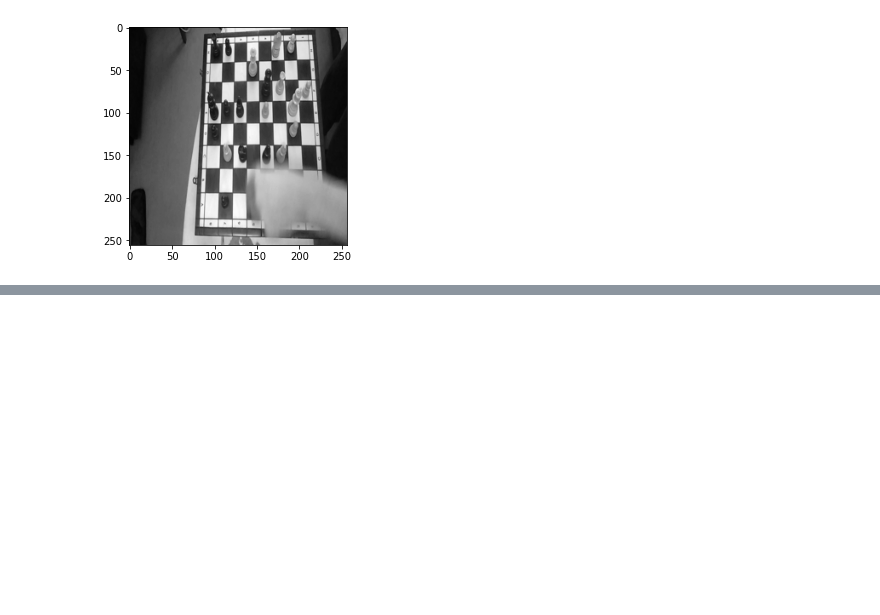
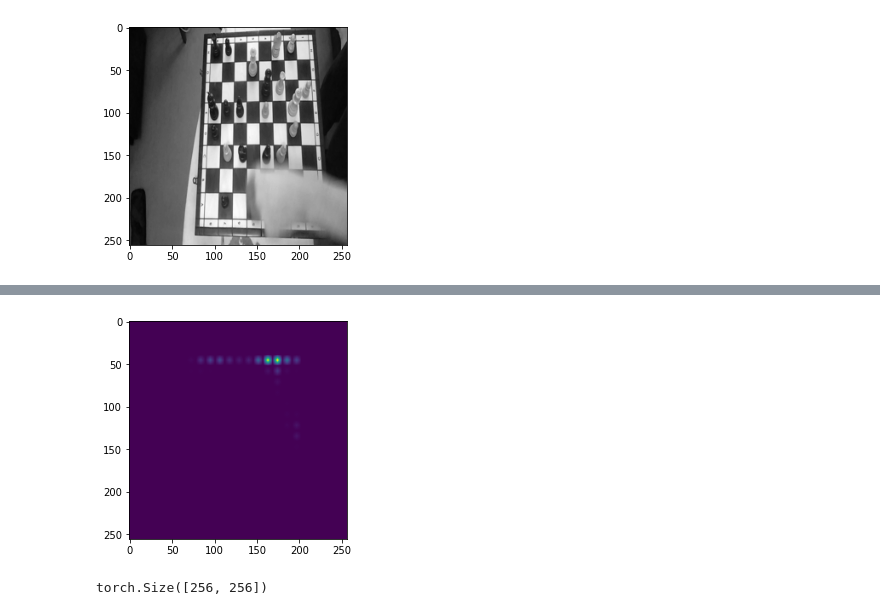
Before and after one commit to beifa/myte, a Jupyter notebook: chess_board.ipynb, the cells around one changed output, grey strips where cells are left out. Saved outputs shown, nothing was run; the diff lists cells and outputs as text; code cells hidden in the pictures; blank space fills up the shorter version.

Commit message:
make predict

```diff
--- a/chess_board.ipynb
+++ b/chess_board.ipynb
@@ -584,10 +575,15 @@ test_loader =  DataLoader(
 
 
 @torch.no_grad()
-def evaluate(name: str) -> list:
+def evaluate(name: str, gpu: bool = False) -> list:
     out = []
     model = CHESS_NET_MASK(test=True)
-    model.load_state_dict(torch.load(Path(path_save_model) / name))
+    if gpu:
+      model.load_state_dict(torch.load(Path(path_save_model) / name))
+    else:
+      device = 'cpu'
+      model.load_state_dict(torch.load(Path(path_save_model) / name, map_location=device))
+
     model.eval()
     model.to(device)
 
@@ -598,13 +594,17 @@ def evaluate(name: str) -> list:
         outputs = model(images)
         out.append(outputs)
     return out
-# %%
-name = 'CHESS_NET_MASK_model_0.pth'
-out = evaluate(name)
 # %%
-out = list([{v: w.cpu().numpy() for v, w in  out[j][0].items()}] for j in range(len(out)))
-with open(Path(path_save_model) / f'out_predict_{name}.pkl', 'wb') as f:
+tmp = []
+for i in tqdm(range(5)):
+  name = f'CHESS_NET_MASK_model_{i}.pth'
+  out = evaluate(name)
+  # save predict
+  out = list([{v: w.cpu().numpy() for v, w in  out[j][0].items()}] for j in range(len(out)))
+  with open(Path(path_save_model) / f'out_predict_{name}.pkl', 'wb') as f:
     pickle.dump(out, f)
+  tmp.append(out)
 # %%
-with open(Path(path_save_model) / 'out_predict.pkl', 'rb') as f:
+name = f'CHESS_NET_MASK_model_0.pth'
+with open(Path(path_save_model) / f'out_predict_{name}.pkl', 'rb') as f:
     out = pickle.load(f)
@@ -633,4 +651,6 @@ out[0][0]['boxes'][0] * 256
 # %%
-mask = np.squeeze(out[2][0]['masks'][0])
+mask = np.squeeze(out[1][0]['masks'][0])
 plt.imshow(mask)
 plt.show()
+# %% [output]
+[figure, added]
@@ -648,0 +657,4 @@ mask[mask>0]/255
+# %%
+mask.shape
+# %% [output]
+torch.Size([256, 256])
```
Also changed, not shown: parts of 17 cells of this notebook.
